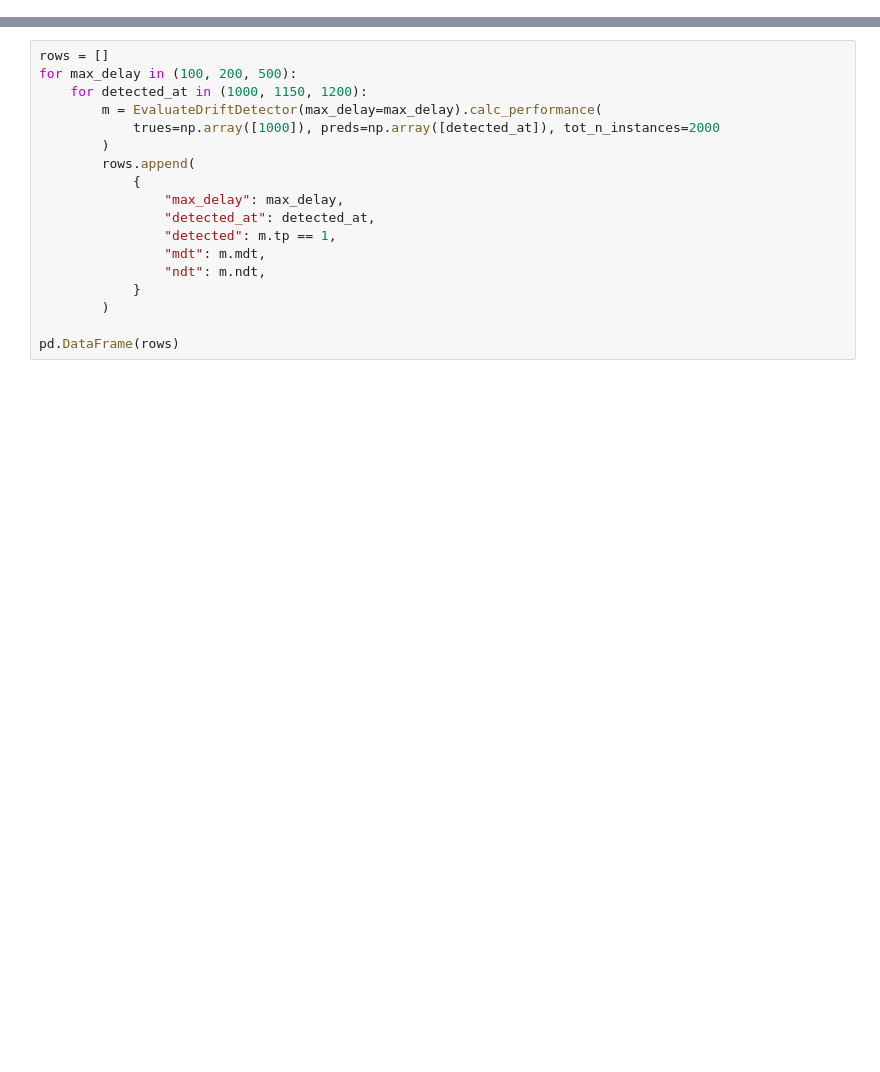
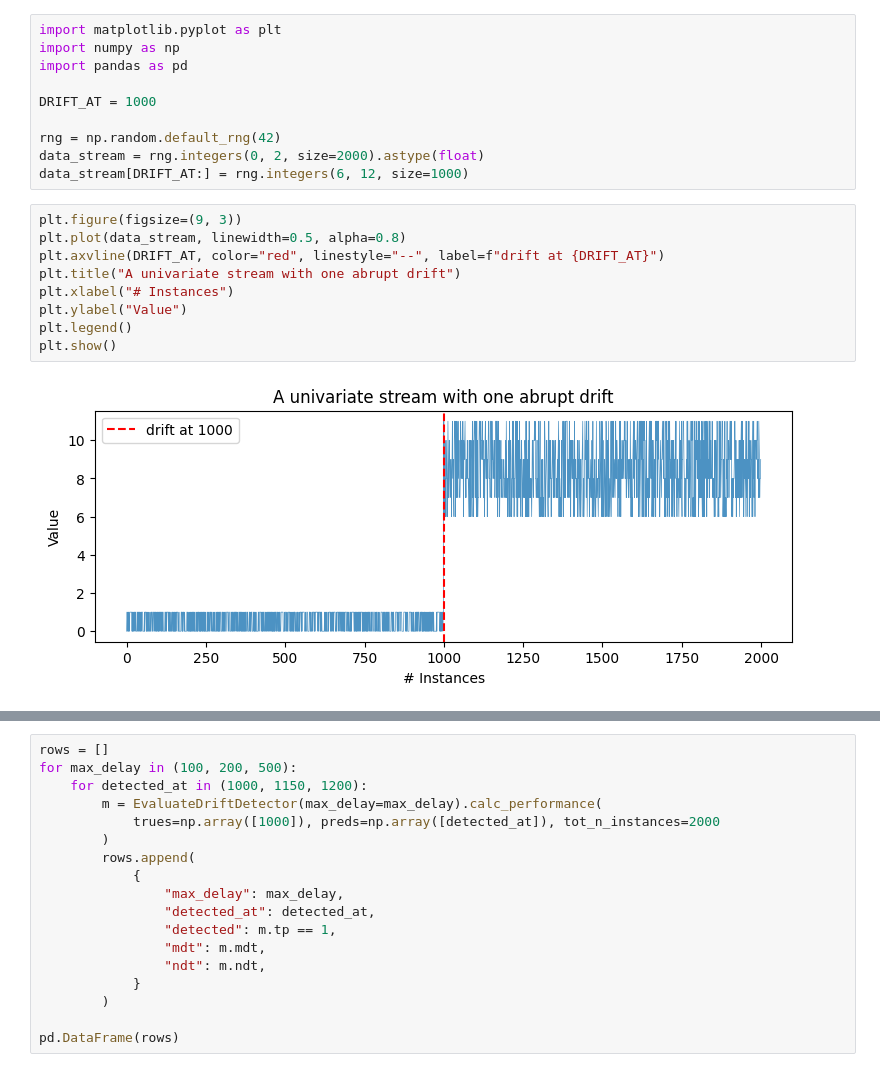
Before and after one commit to adaptive-machine-learning/CapyMOA, a Jupyter notebook: notebooks/drift_detection.ipynb, the cells around one changed output, grey strips where cells are left out. Cells and saved outputs as stored; diff of their text form; blank space fills up the shorter version.

```diff
--- a/notebooks/drift_detection.ipynb
+++ b/notebooks/drift_detection.ipynb
@@ -71,0 +30,21 @@ dtype: int64
+# %%
+import matplotlib.pyplot as plt
+import numpy as np
+import pandas as pd
+
+DRIFT_AT = 1000
+
+rng = np.random.default_rng(42)
+data_stream = rng.integers(0, 2, size=2000).astype(float)
+data_stream[DRIFT_AT:] = rng.integers(6, 12, size=1000)
+# %%
+plt.figure(figsize=(9, 3))
+plt.plot(data_stream, linewidth=0.5, alpha=0.8)
+plt.axvline(DRIFT_AT, color="red", linestyle="--", label=f"drift at {DRIFT_AT}")
+plt.title("A univariate stream with one abrupt drift")
+plt.xlabel("# Instances")
+plt.ylabel("Value")
+plt.legend()
+plt.show()
+# %% [output]
+[figure, added]
```
Also changed, not shown: parts of 39 cells of this notebook.
